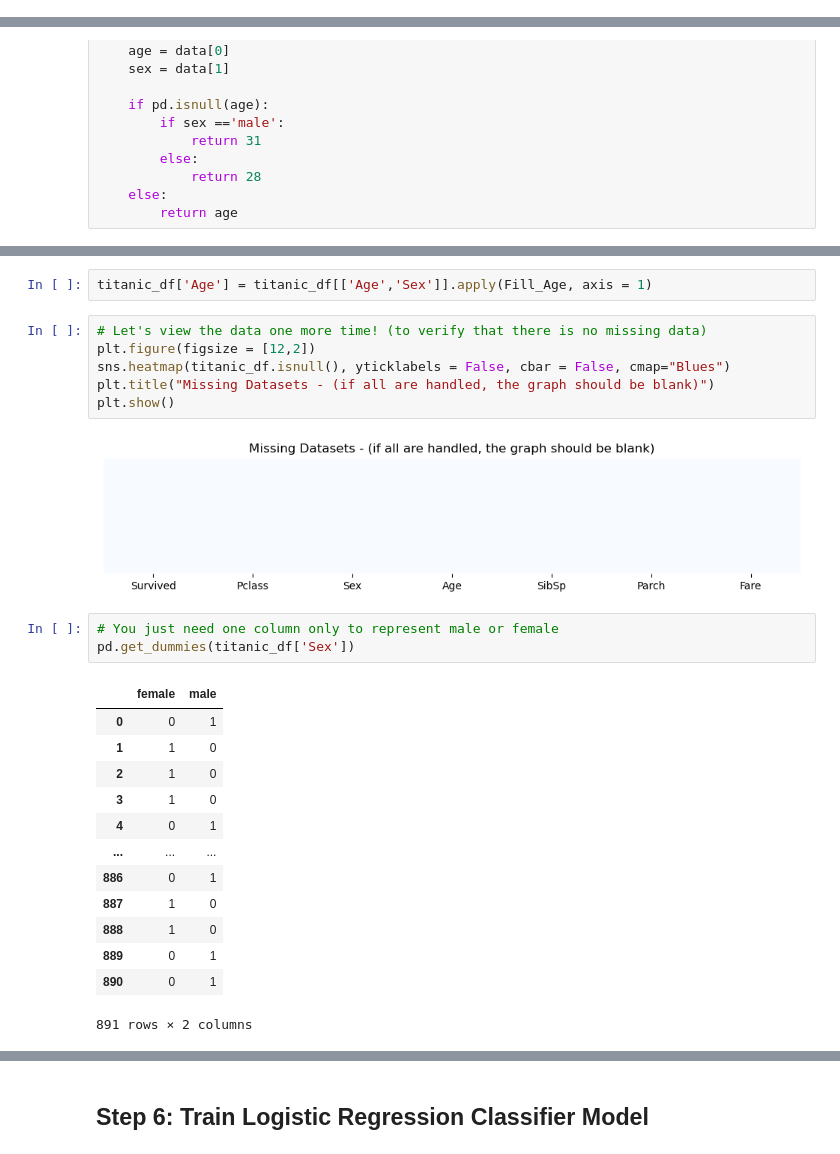
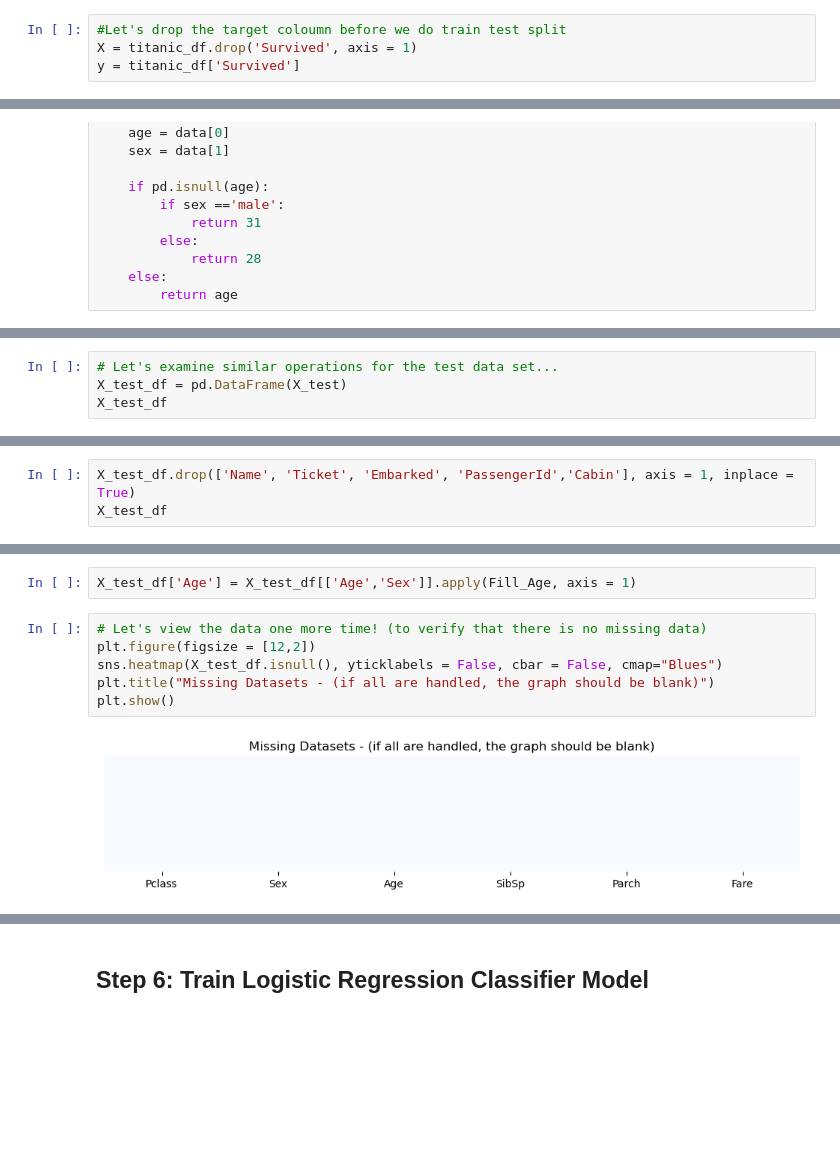
Before and after one commit to ersinsonmez/titanic_dataset, a Jupyter notebook: DASC591_NonThesisMasterTermProject_ErsinSONMEZ_Notebook.ipynb, the cells around one changed output, grey strips where cells are left out. Cells and saved outputs as stored; diff of their text form; blank space fills up the shorter version.

```diff
--- a/DASC591_NonThesisMasterTermProject_ErsinSONMEZ_Notebook.ipynb
+++ b/DASC591_NonThesisMasterTermProject_ErsinSONMEZ_Notebook.ipynb
@@ -240,0 +266,4 @@ Name: Fare, dtype: float64
+# %%
+#Let's drop the target coloumn before we do train test split
+X = titanic_df.drop('Survived', axis = 1)
+y = titanic_df['Survived']
@@ -325,0 +390,4 @@ def Fill_Age(data):
+# %%
+# Let's examine similar operations for the test data set...
+X_test_df = pd.DataFrame(X_test)
+X_test_df
@@ -325,0 +408,3 @@ def Fill_Age(data):
+# %%
+X_test_df.drop(['Name', 'Ticket', 'Embarked', 'PassengerId','Cabin'], axis = 1, inplace = True)
+X_test_df
@@ -326,27 +425,10 @@ def Fill_Age(data):
 # %%
-titanic_df['Age'] = titanic_df[['Age','Sex']].apply(Fill_Age, axis = 1)
+X_test_df['Age'] = X_test_df[['Age','Sex']].apply(Fill_Age, axis = 1)
 # %%
 # Let's view the data one more time! (to verify that there is no missing data)
 plt.figure(figsize = [12,2])
-sns.heatmap(titanic_df.isnull(), yticklabels = False, cbar = False, cmap="Blues")
+sns.heatmap(X_test_df.isnull(), yticklabels = False, cbar = False, cmap="Blues")
 plt.title("Missing Datasets - (if all are handled, the graph should be blank)")
 plt.show()
 # %% [output]
-[figure, old version]
+[figure, new version]
-# %%
-# You just need one column only to represent male or female
-pd.get_dummies(titanic_df['Sex'])
-# %% [output]
-|  | female | male |
-| 0 | 0 | 1 |
-| 1 | 1 | 0 |
-| 2 | 1 | 0 |
-| 3 | 1 | 0 |
-| 4 | 0 | 1 |
-| ... | ... | ... |
-| 886 | 0 | 1 |
-| 887 | 1 | 0 |
-| 888 | 1 | 0 |
-| 889 | 0 | 1 |
-| 890 | 0 | 1 |
-891 rows × 2 columns
```
Also changed, not shown: parts of 45 cells of this notebook, 1 other file.
